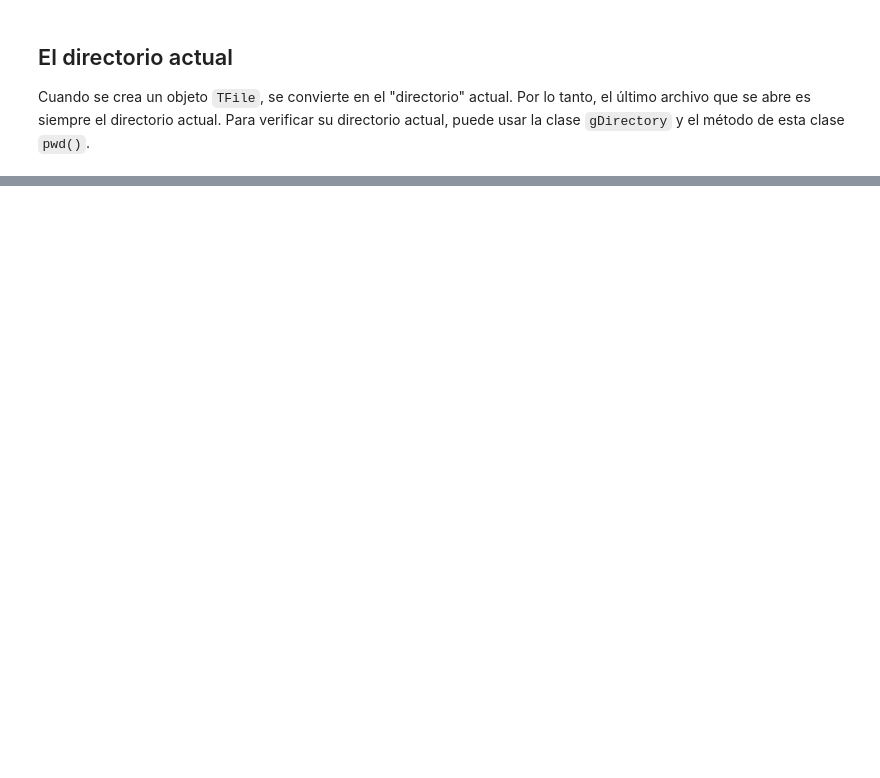
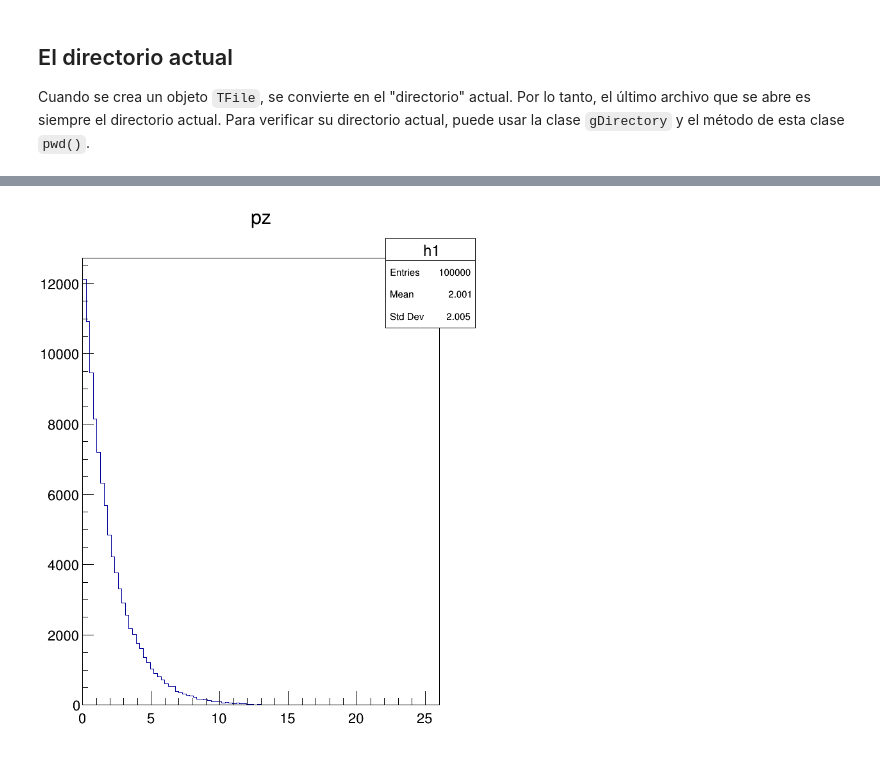
Before and after one commit to casfisica/Fisica_Computacional-1_2020-II, a Jupyter notebook: pyROOT_TFile_Tree.ipynb, the cells around one changed output, grey strips where cells are left out. Cells and saved outputs as stored; diff of their text form; code cells hidden in the pictures; blank space fills up the shorter version.

Commit message:
Cambio de clase

```diff
--- a/pyROOT_TFile_Tree.ipynb
+++ b/pyROOT_TFile_Tree.ipynb
@@ -151,0 +403,6 @@ En el capítulo "Entrada / Salida", vimos cómo se pueden guardar los objetos en
+# %%
+#Debemos llamar las diferentes clases que vamos a usar
+from ROOT import TH1F, TFile, TCanvas, TTree, TH2F
+from array import array
+#Abrimos un archivo .root y asignamos su contenido al objeto TFile f
+f = TFile("tree1.root")
@@ -151,0 +416,5 @@ En el capítulo "Entrada / Salida", vimos cómo se pueden guardar los objetos en
+# %%
+#Ahora Pongamos el TTree en una variable
+tree = f.Get("t1")
+#y visualicemos su contenido
+tree.Print()
@@ -151,0 +484,7 @@ En el capítulo "Entrada / Salida", vimos cómo se pueden guardar los objetos en
+# %%
+#Tambien se puede usar el TTree directamente para dibujar
+tree.Draw("pz>>h1()")
+c1.Update()
+c1.Draw()
+# %% [output]
+[figure, added]
```
Also changed, not shown: parts of 45 cells of this notebook.
